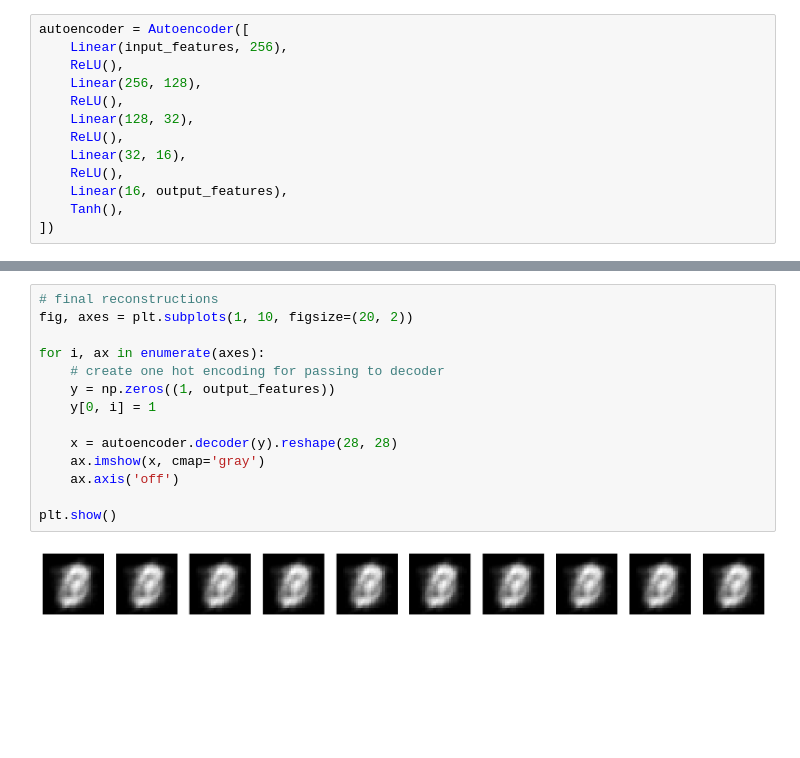
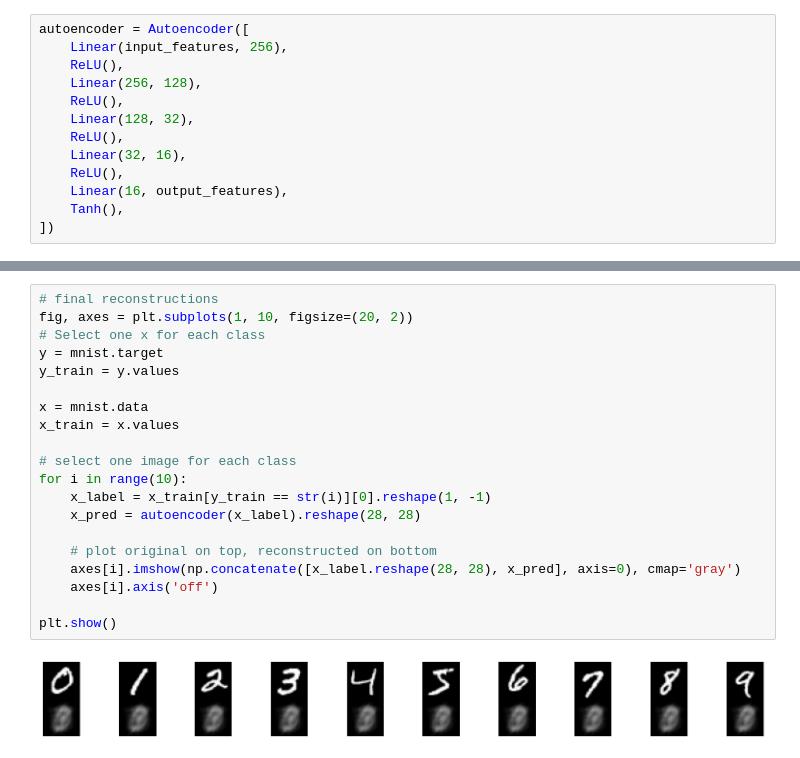
Before and after one commit to rzimmerdev/sentiment-analysis, a Jupyter notebook: atividade_1.ipynb, the cells around one changed output, grey strips where cells are left out. Cells and saved outputs as stored; diff of their text form; blank space fills up the shorter version.

Commit message:
Finished autoencoder with images reconstruction

```diff
--- a/atividade_1.ipynb
+++ b/atividade_1.ipynb
@@ -534,16 +538,22 @@ Epoch 700 - Loss: 411692.9267280049
 # %%
 # final reconstructions
 fig, axes = plt.subplots(1, 10, figsize=(20, 2))
+# Select one x for each class
+y = mnist.target
+y_train = y.values
 
-for i, ax in enumerate(axes):
-    # create one hot encoding for passing to decoder
-    y = np.zeros((1, output_features))
-    y[0, i] = 1
+x = mnist.data
+x_train = x.values
 
-    x = autoencoder.decoder(y).reshape(28, 28)
-    ax.imshow(x, cmap='gray')
-    ax.axis('off')
+# select one image for each class
+for i in range(10):
+    x_label = x_train[y_train == str(i)][0].reshape(1, -1)
+    x_pred = autoencoder(x_label).reshape(28, 28)
+
+    # plot original on top, reconstructed on bottom
+    axes[i].imshow(np.concatenate([x_label.reshape(28, 28), x_pred], axis=0), cmap='gray')
+    axes[i].axis('off')
 
 plt.show()
 # %% [output]
-[figure, old version]
+[figure, new version]
```
Also changed, not shown: parts of 2 cells of this notebook.
